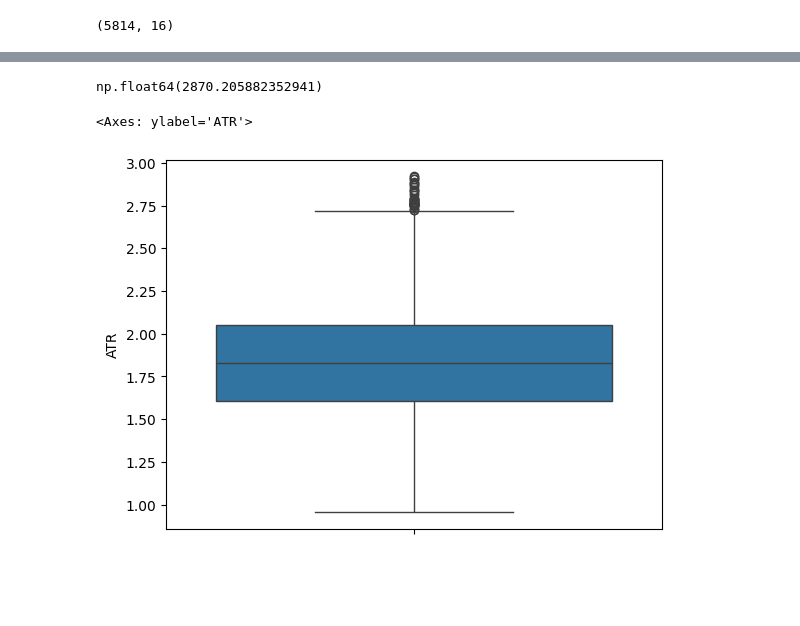
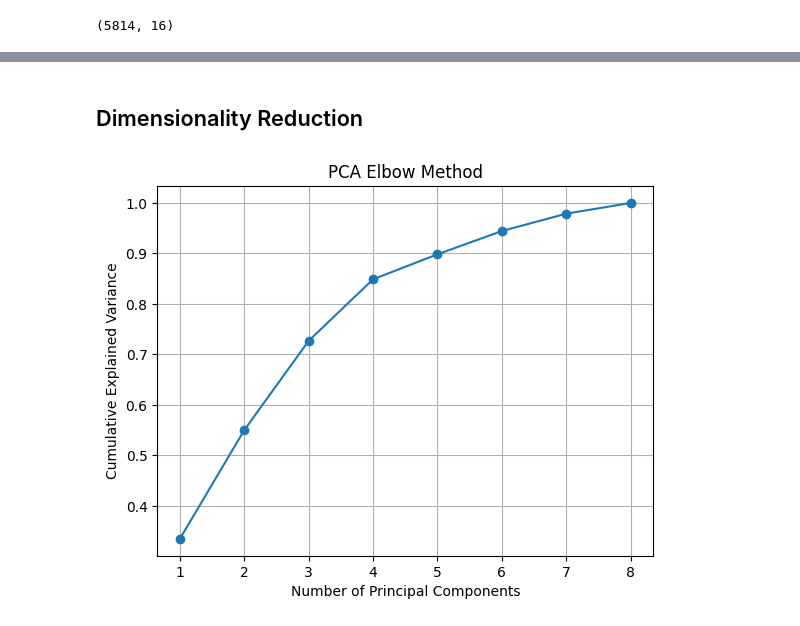
Before and after one commit to Praneeth2025/Stock-Market-Predictor, a Jupyter notebook: project_root/notebooks/02_Feature_Engg.ipynb, the cells around one changed output, grey strips where cells are left out. Cells and saved outputs as stored; diff of their text form; code cells hidden in the pictures; blank space fills up the shorter version.

```diff
--- a/project_root/notebooks/02_Feature_Engg.ipynb
+++ b/project_root/notebooks/02_Feature_Engg.ipynb
@@ -146,9 +137,2 @@ sns.boxplot(df_ok['tick_volume'])
-# %%
-df
-# %% [output]
-np.float64(2870.205882352941)
-# %%
-sns.boxplot(data['ATR'])
-# %% [output]
-<Axes: ylabel='ATR'>
-[figure, removed]
+# %% [markdown]
+## Dimensionality Reduction
@@ -154,0 +141,25 @@ sns.boxplot(data['ATR'])
+# %%
+from sklearn.decomposition import PCA
+import matplotlib.pyplot as plt
+import numpy as np
+from sklearn.preprocessing import StandardScaler
+data=data.iloc[:,5:]
+# X = your dataset
+x=data.drop(['result','MACD_signal','MACD_diff'],axis=1)
+x['Is Weekend']=x['Is Weekend'].astype(int)
+X_scaled = StandardScaler().fit_transform(x)
+
+pca = PCA()
+pca.fit(X_scaled)
+
+explained_var = pca.explained_variance_ratio_
+cumulative_var = np.cumsum(explained_var)
+
+plt.plot(range(1, len(cumulative_var)+1), cumulative_var, marker='o')
+plt.xlabel('Number of Principal Components')
+plt.ylabel('Cumulative Explained Variance')
+plt.title('PCA Elbow Method')
+plt.grid(True)
+plt.show()
+# %% [output]
+[figure, added]
```
Also changed, not shown: parts of 18 cells of this notebook, 7 other files.
